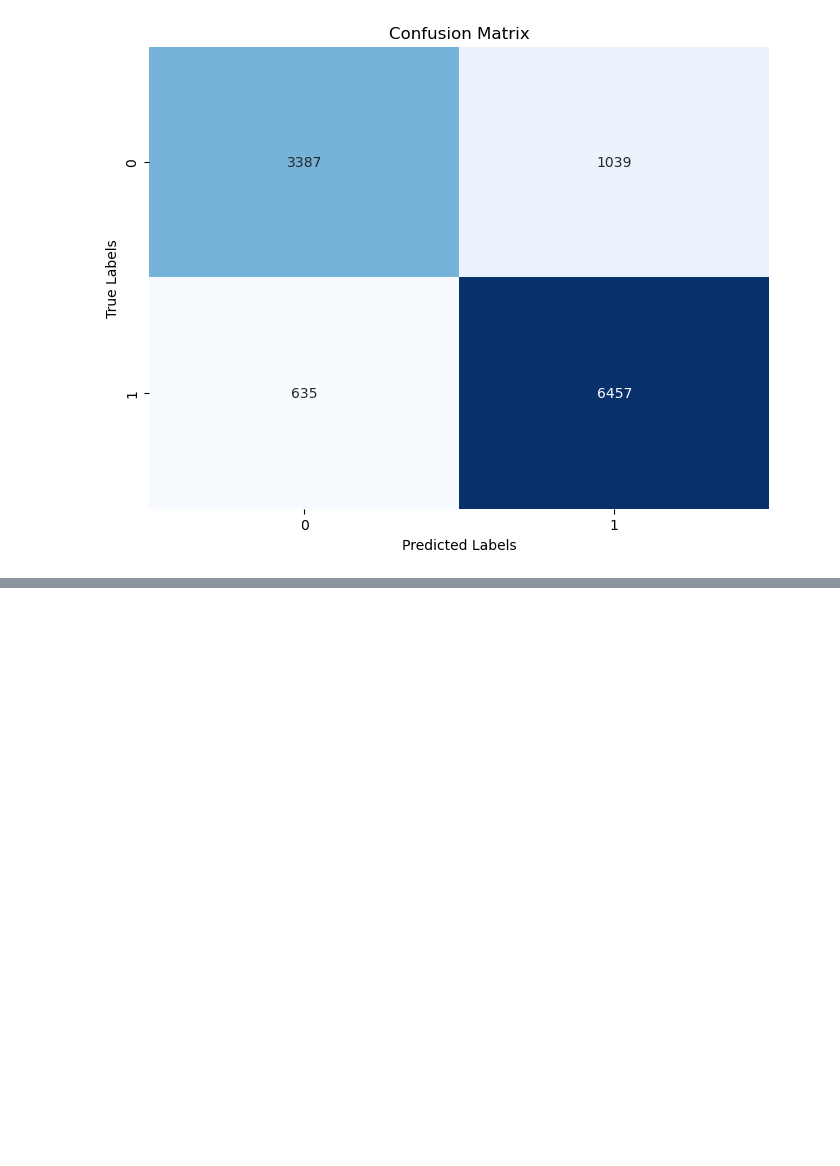
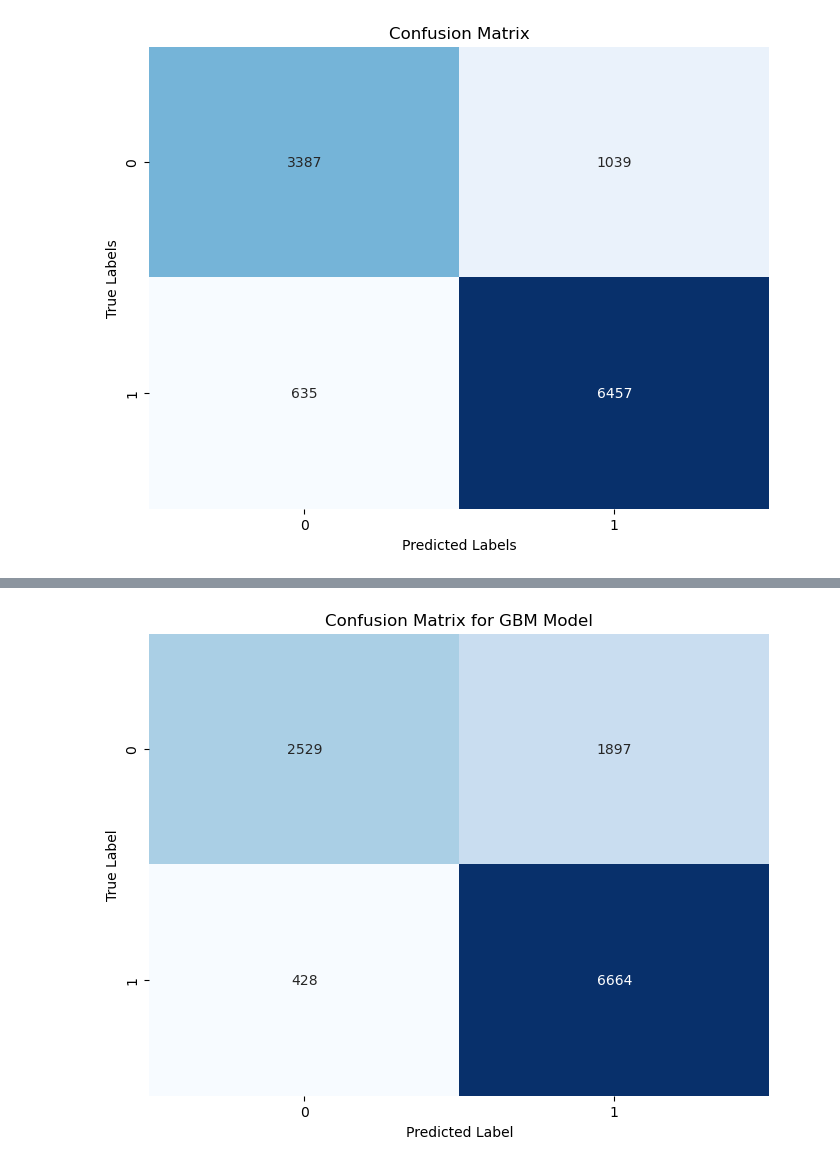
Before and after one commit to jguzzo522/twaterwell, a Jupyter notebook: tanwaterwell.ipynb, the cells around one changed output, grey strips where cells are left out. Drawn from its saved outputs; the diff is of its cells as text; code cells hidden in the pictures; blank space fills up the shorter version.

```diff
--- a/tanwaterwell.ipynb
+++ b/tanwaterwell.ipynb
@@ -1587,0 +1686,30 @@ print("NaNs in 'decade_construction' after categorization:", merged_data['decade
+# %%
+from sklearn.ensemble import GradientBoostingClassifier
+from sklearn.metrics import accuracy_score, confusion_matrix, classification_report, roc_auc_score
+
+# Initialize the Gradient Boosting classifier
+gbm_clf = GradientBoostingClassifier(random_state=42)
+
+# Train the classifier on the training data
+gbm_clf.fit(X_train_encoded, y_train)
+
+# Make predictions on the test data
+y_pred_gbm = gbm_clf.predict(X_test_encoded)
+
+# Evaluate the classifier
+# Calculate accuracy
+accuracy_gbm = accuracy_score(y_test, y_pred_gbm)
+print("Accuracy:", accuracy_gbm)
+
+# Calculate confusion matrix
+conf_matrix_gbm = confusion_matrix(y_test, y_pred_gbm)
+print("Confusion Matrix:\n", conf_matrix_gbm)
+
+# Calculate classification report
+class_report_gbm = classification_report(y_test, y_pred_gbm)
+print("Classification Report:\n", class_report_gbm)
+
+# Calculate ROC AUC score (if binary classification)
+if len(np.unique(y_train)) == 2:
+    roc_auc_gbm = roc_auc_score(y_test, y_pred_gbm)
+    print("ROC AUC Score:", roc_auc_gbm)
@@ -1587,0 +1732,13 @@ print("NaNs in 'decade_construction' after categorization:", merged_data['decade
+# %%
+import matplotlib.pyplot as plt
+import seaborn as sns
+
+# Plot the confusion matrix
+plt.figure(figsize=(8, 6))
+sns.heatmap(conf_matrix_gbm, annot=True, fmt="d", cmap="Blues", cbar=False)
+plt.xlabel('Predicted Label')
+plt.ylabel('True Label')
+plt.title('Confusion Matrix for GBM Model')
+plt.show()
+# %% [output]
+[figure, added]
```
Also changed, not shown: parts of 28 cells of this notebook.
